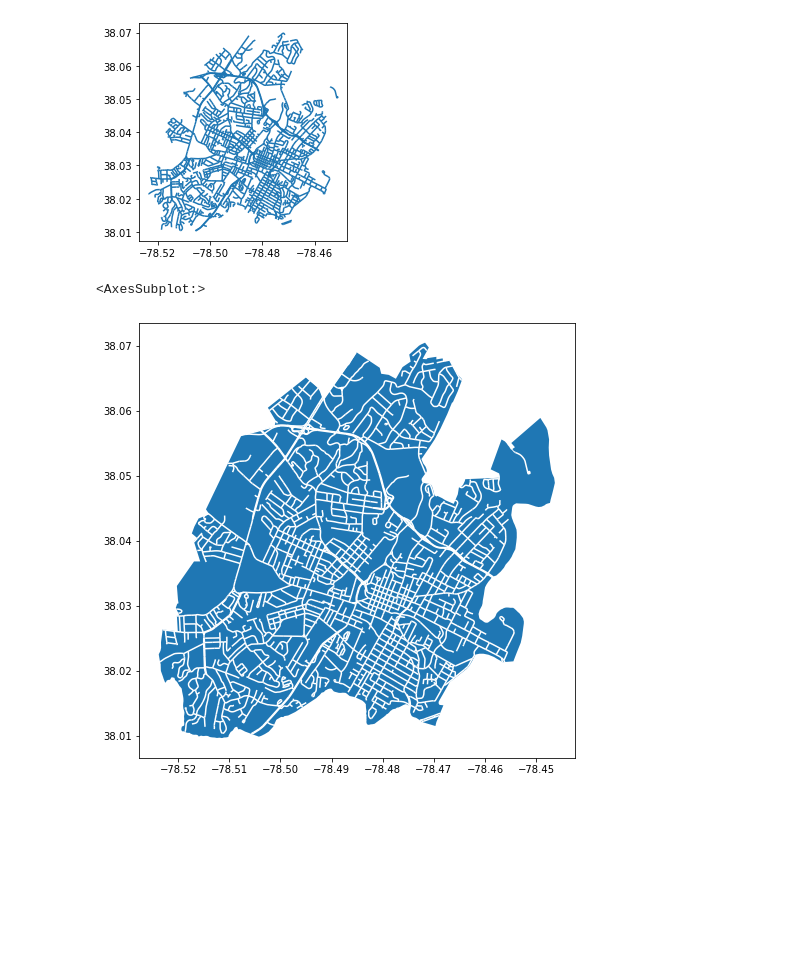
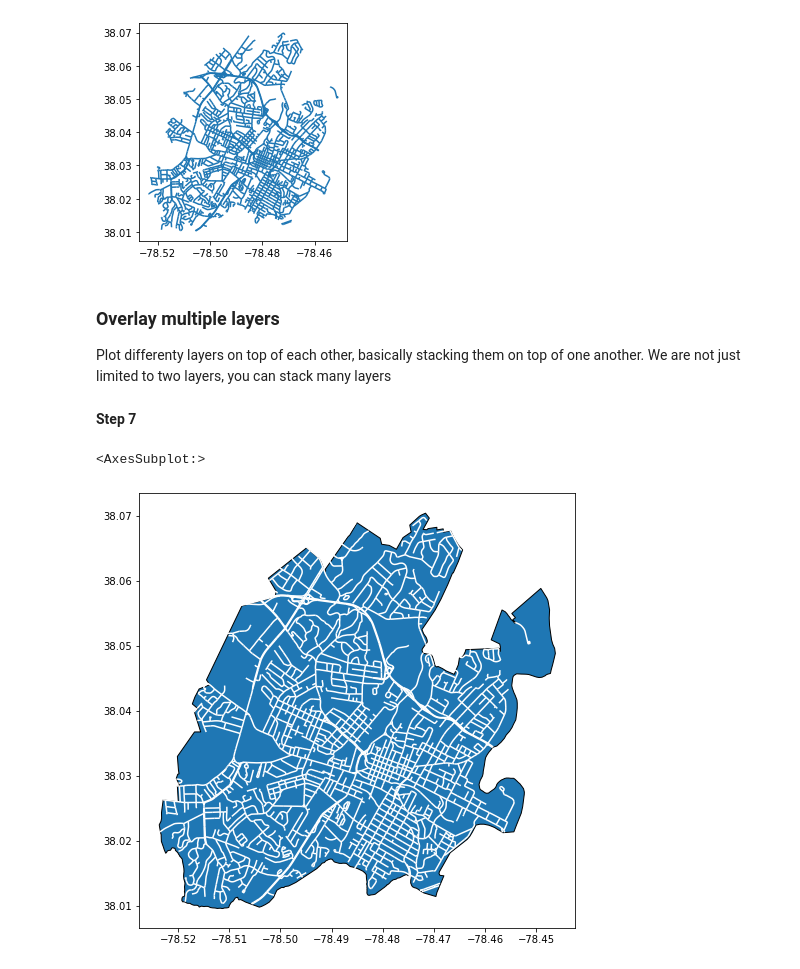
Before and after one commit to epurpur/pythonGeospatialWorkshop, a Jupyter notebook: python_geospatial_workshop.ipynb, the cells around one changed output. Cells and saved outputs as stored; diff of their text form; code cells hidden in the pictures; blank space fills up the shorter version.

```diff
--- a/python_geospatial_workshop.ipynb
+++ b/python_geospatial_workshop.ipynb
@@ -11,3 +57,7 @@ import matplotlib.pyplot as plt
+# %%
+# example: /Users/ep9k/Desktop/
+
+my_path = '/Users/ep9k/Desktop/cville_gis_data/'   ##### YOUR FILEPATH GOES HERE
 # %% [markdown]
 ## Pandas - A quick overview
 
@@ -37,3 +97,4 @@ df
 # %%
-cville = gpd.read_file('/Users/ep9k/Desktop/cville_gis_data/Charlottesville_Basemap.geojson')
+# Reading GeoJSON.  GeoJSON is a common geospatial data format that you will encounter. It is basically just structured text.
+cville_boundary = gpd.read_file(my_path + '/Charlottesville_Basemap.geojson')
 # %%
@@ -44,5 +136,7 @@ cville.plot()
 # %%
-roads = gpd.read_file('/Users/ep9k/Desktop/cville_gis_data/Road_centerlines.shp')
+# now we read in roads layer. Notice that this is a little more exciting as there are quite a few roads within city limits
+
+roads = gpd.read_file(my_path + 'Road_centerlines.shp')
 roads
 # %% [output]
 |  | OBJECTID | L_LADD | L_HADD | R_LADD | R_HADD | PREDIR | STREET | SUFFIX | POSDIR | STREETNAME | ... |
@@ -63,12 +159,20 @@ roads.plot()
 # %% [output]
 <AxesSubplot:>
 [figure]
+# %% [markdown]
+### Overlay multiple layers
+
+Plot differenty layers on top of each other, basically stacking them on top of one another.
+We are not just limited to two layers, you can stack many layers
+# %% [markdown]
+**Step 7**
 # %%
-## plot as different layers on top of each other. Stack them on top of each other
-## we are not just limited to two layers when plotting
+# why is this setup used for multiple layers??
+# because the docs say so! ex: https://geopandas.org/en/stable/docs/user_guide/mapping.html?highlight=multiple%20layers#control-the-order-of-multiple-layers-in-a-plot
+
 fig, ax = plt.subplots(figsize=(10,8))
-cville.plot(ax=ax)
+cville_boundary.plot(ax=ax, edgecolor='black')
 roads.plot(ax=ax, color='white')
 # %% [output]
 <AxesSubplot:>
-[figure, old version]
+[figure, new version]
```
Also changed, not shown: parts of 35 cells of this notebook.
